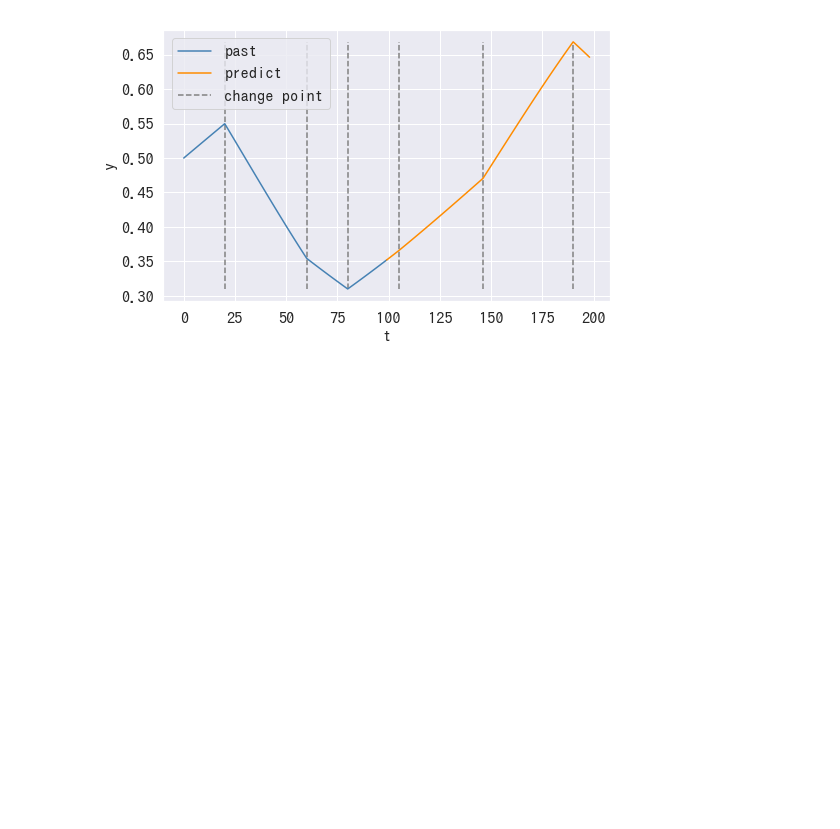
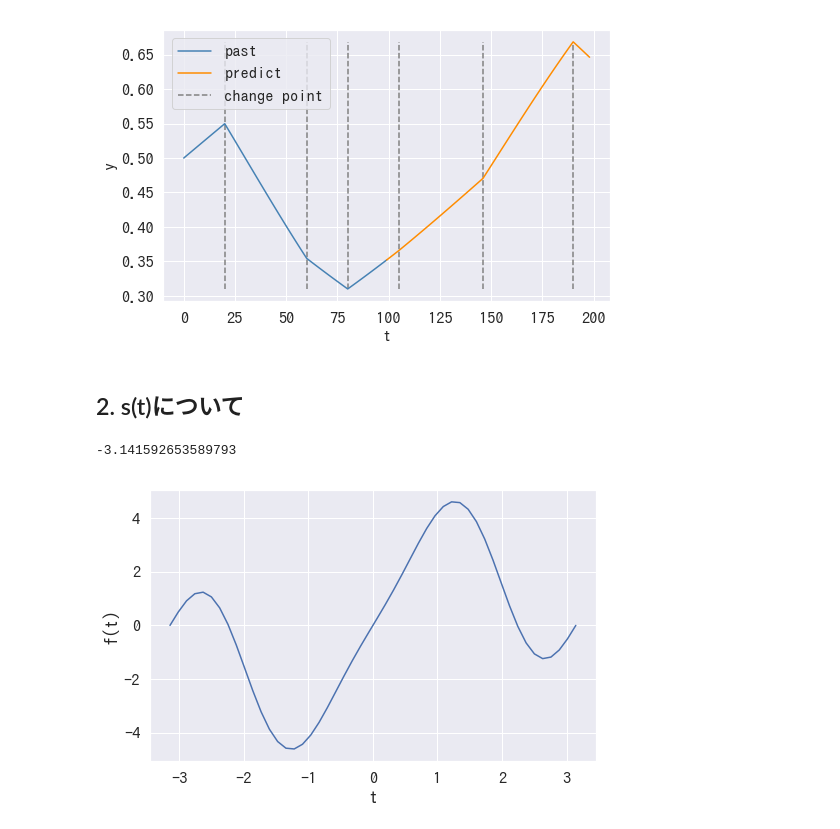
Before and after one commit to akhtoka/snippets, a Jupyter notebook: understand_prophet/prophet_calc.ipynb, the cells around one changed output. Drawn from its saved outputs; the diff is of its cells as text; code cells hidden in the pictures; blank space fills up the shorter version.

```diff
--- a/understand_prophet/prophet_calc.ipynb
+++ b/understand_prophet/prophet_calc.ipynb
@@ -354,3 +355,21 @@ pred = estimator.forecast(
 #pred = estimator.forecast(length=100)
 # %% [output]
 [figure]
+# %% [markdown]
+## 2. s(t)について
+# %%
+-np.pi
+# %% [output]
+-3.141592653589793
+# %%
+# f(t)=4sin(t)+2sin(3t)−sin(4t)
+
+x = np.linspace(-np.pi, np.pi)
+plt.plot(x, 3 * np.sin(x) + 2 * np.sin(2 * x) - np.sin(3 * x), color='b', ls='-', label='3sin(t)+2sin(2t)−sin(3t)')
+#plt.xlim(-np.pi, np.pi)
+plt.xlabel('t')
+plt.ylabel('f(t)')
+#plt.legend()
+plt.show()
+# %% [output]
+[figure, added]
```
Also changed, not shown: parts of 4 cells of this notebook.
